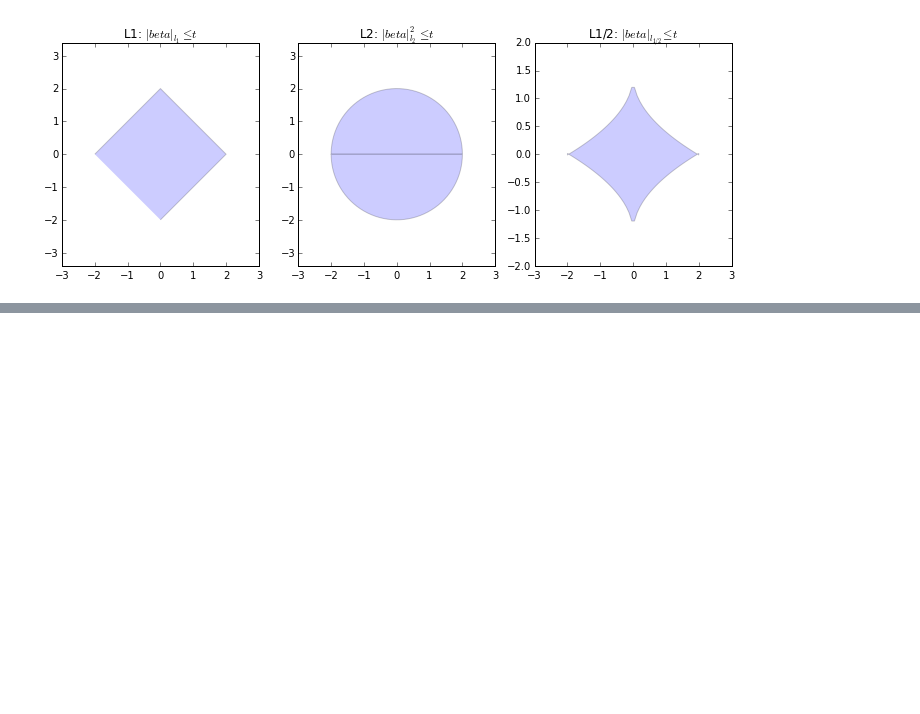
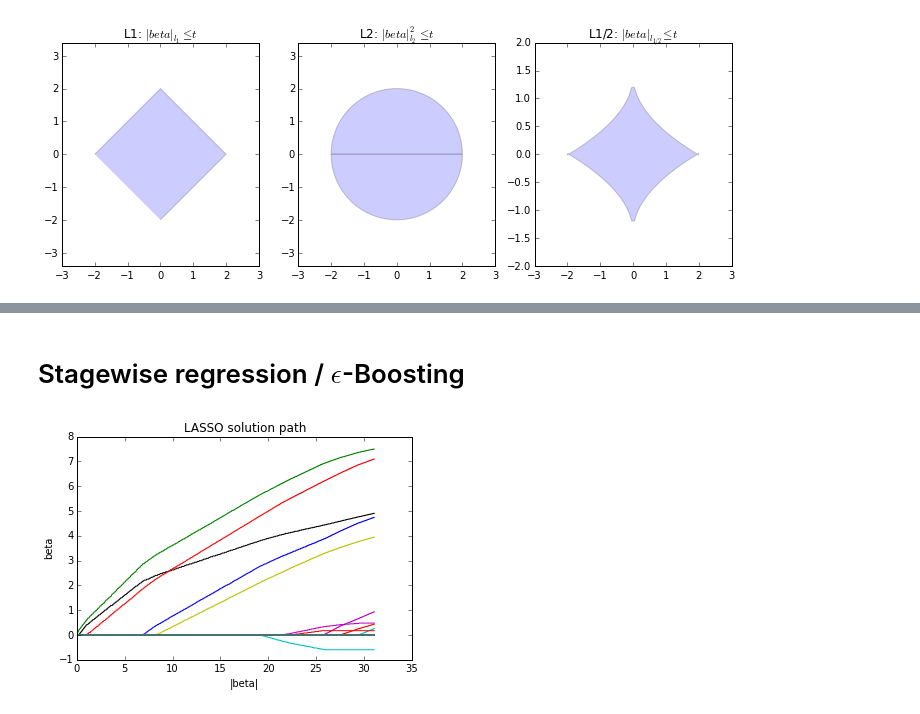
Before and after one commit to hang-qi/stat-programming, a Jupyter notebook: 9-lasso.ipynb, the cells around one changed output, grey strips where cells are left out. Saved outputs shown, nothing was run; the diff lists cells and outputs as text; code cells hidden in the pictures; blank space fills up the shorter version.

```diff
--- a/9-lasso.ipynb
+++ b/9-lasso.ipynb
@@ -260,0 +314,25 @@ plt.title('L1/2: $|beta|_{l_{1/2}} \leq t$')
+# %% [markdown]
+# Stagewise regression / $\epsilon$-Boosting
+# %%
+T = 1200
+epsilon = .0001
+beta = np.zeros(p)
+db = np.zeros(p)
+beta_all = np.zeros((p, T))
+
+R = Y
+for t in xrange(T):
+    for j in xrange(p):
+        db[j] = np.sum(R*X[:, j])
+    j = np.argmax(np.abs(db))
+    beta[j] = beta[j] + db[j] * epsilon
+    R = R - X[:, j] * db[j] * epsilon
+    beta_all[:, t] = beta
+
+norm = np.sum(np.abs(beta_all.T), 1)
+plt.xlabel('|beta|')
+plt.ylabel('beta')
+plt.title('LASSO solution path')
+plt.plot(norm, beta_all.T);
+# %% [output]
+[figure, added]
```
Also changed, not shown: parts of 2 cells of this notebook.
